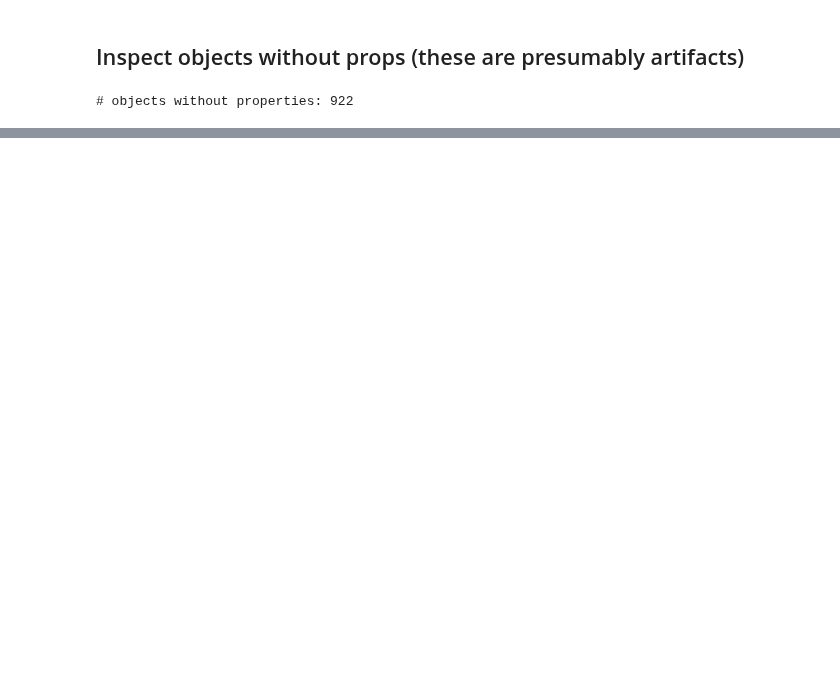
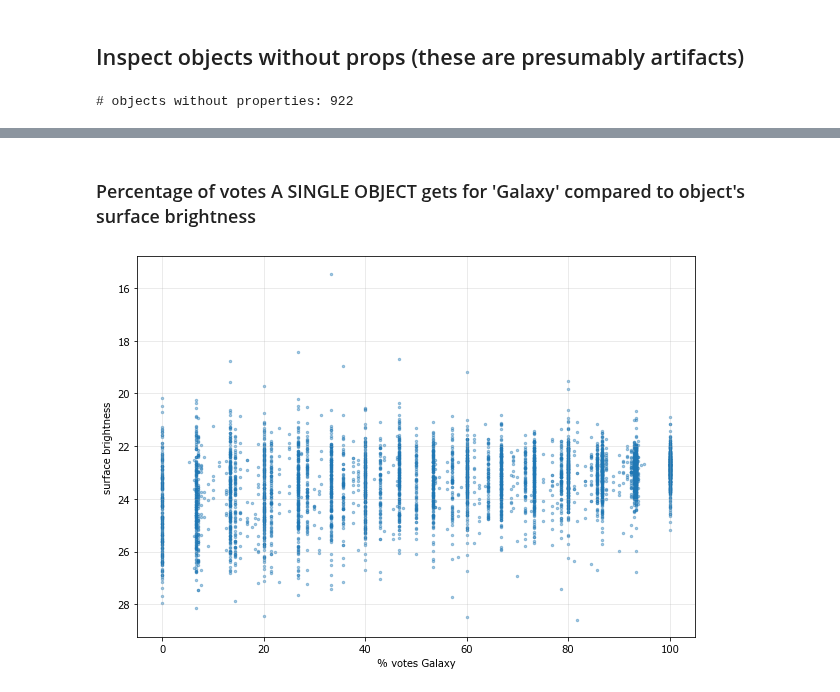
Before and after one commit to Seerden/SpaceFluff, a Jupyter notebook: analysis/classify workflow/voter_behavior.ipynb, the cells around one changed output, grey strips where cells are left out. Drawn from its saved outputs; the diff is of its cells as text; code cells hidden in the pictures; blank space fills up the shorter version.

```diff
--- a/analysis/classify workflow/voter_behavior.ipynb
+++ b/analysis/classify workflow/voter_behavior.ipynb
@@ -72,0 +127,19 @@ plt.show()
+# %%
+# add galaxy vote count (as a number, not a percentage) column
+df_props['# votes Galaxy'] = df_props['counts'].apply(lambda x: x.get('Galaxy', None))
+# %% [markdown]
+### Percentage of votes A SINGLE OBJECT gets for 'Galaxy' compared to object's surface brightness
+# %%
+fig, ax = plt.subplots(figsize=(10,7))
+
+ax.scatter(df_props['% votes Galaxy'], df_props['mue_r'], s=6, alpha=0.4)
+# ax.scatter(df_props['% votes Group of objects (Cluster)'], df_props['mue_r'], s=6, alpha=0.4)
+# ax.scatter(df_props['% votes Something else/empty center'], df_props['mue_r'], s=6, alpha=0.4)
+ax.update({
+    'xlabel': "% votes Galaxy",
+    'ylabel': "surface brightness",
+    'ylim': ax.get_ylim()[::-1]
+})
+ax.grid(alpha=0.3, which='both')
+# %% [output]
+[figure, added]
```
Also changed, not shown: parts of 10 cells of this notebook, 3 other files.
